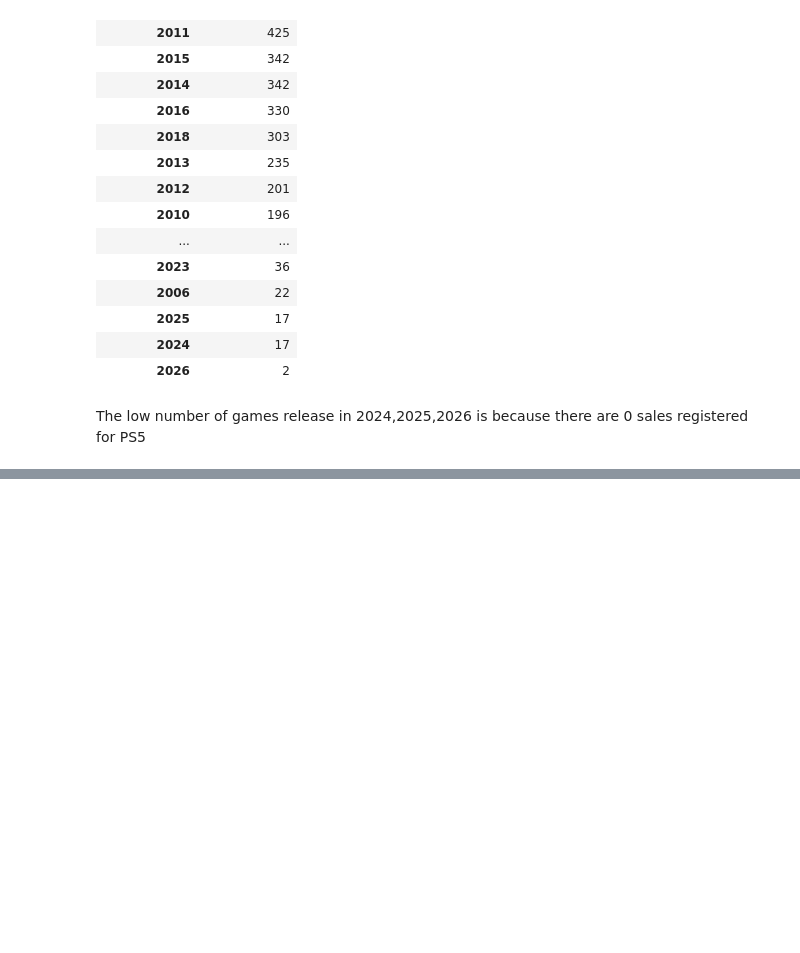
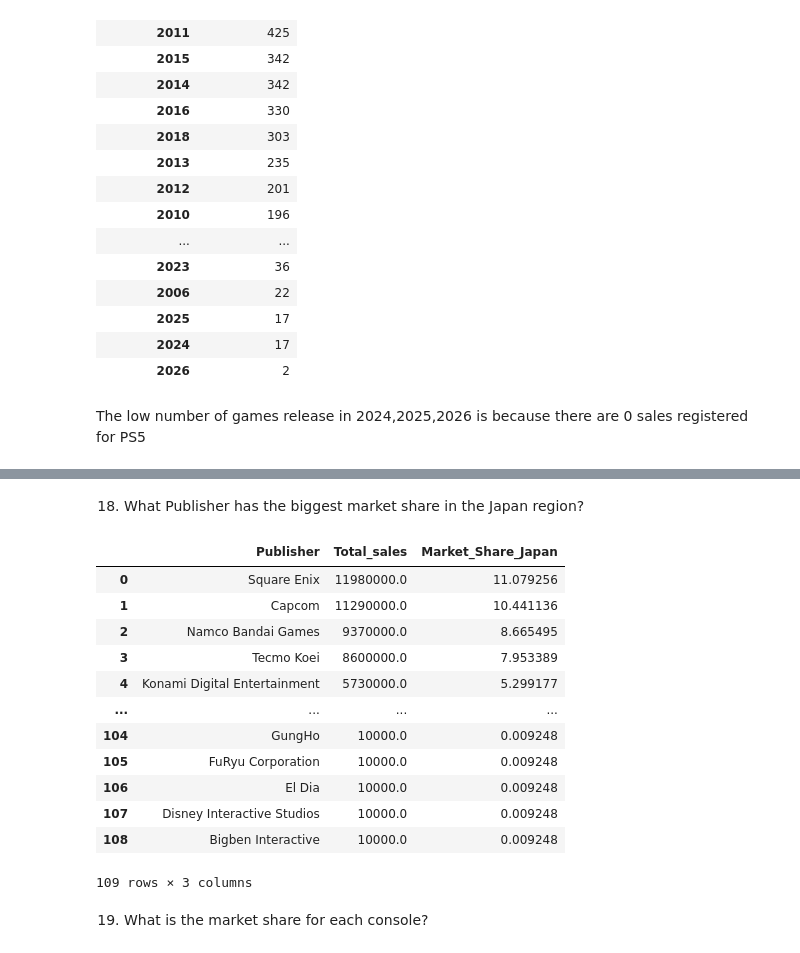
Before and after one commit to CalinP1/Playstation_work, a Jupyter notebook: PlayStation_Data_report.ipynb, the cells around one changed output, grey strips where cells are left out. Cells and saved outputs as stored; diff of their text form; code cells hidden in the pictures; blank space fills up the shorter version.

```diff
--- a/PlayStation_Data_report.ipynb
+++ b/PlayStation_Data_report.ipynb
@@ -730,3 +867,31 @@ The low number of games release in 2024,2025,2026 is because there are 0 sales r
+# %% [markdown]
+18) What Publisher has the biggest market share in the Japan region?
+# %%
+query_pub_market_share_Japan = """
+    SELECT Publisher, SUM([Japan Sales]) as Total_sales, (SUM([Japan Sales]) / (SELECT SUM([Japan Sales]) FROM PlayStation_Games)) * 100 as Market_Share_Japan
+    FROM PlayStation_Games
+    GROUP BY Publisher
+    HAVING Market_Share_Japan > 0
+    ORDER BY Total_sales DESC
+"""
+pub_market_share_Japan = pd.read_sql(query_pub_market_share_Japan,conn)
+pub_market_share_Japan
+# %% [output]
+|  | Publisher | Total_sales | Market_Share_Japan |
+| 0 | Square Enix | 11980000.0 | 11.079256 |
+| 1 | Capcom | 11290000.0 | 10.441136 |
+| 2 | Namco Bandai Games | 9370000.0 | 8.665495 |
+| 3 | Tecmo Koei | 8600000.0 | 7.953389 |
+| 4 | Konami Digital Entertainment | 5730000.0 | 5.299177 |
+| ... | ... | ... | ... |
+| 104 | GungHo | 10000.0 | 0.009248 |
+| 105 | FuRyu Corporation | 10000.0 | 0.009248 |
+| 106 | El Dia | 10000.0 | 0.009248 |
+| 107 | Disney Interactive Studios | 10000.0 | 0.009248 |
+| 108 | Bigben Interactive | 10000.0 | 0.009248 |
+109 rows × 3 columns
+# %% [markdown]
+19) What is the market share for each console?
 # %%
 df_playstation_clean.head(1)
 # %% [output]
```
Also changed, not shown: parts of 17 cells of this notebook.
